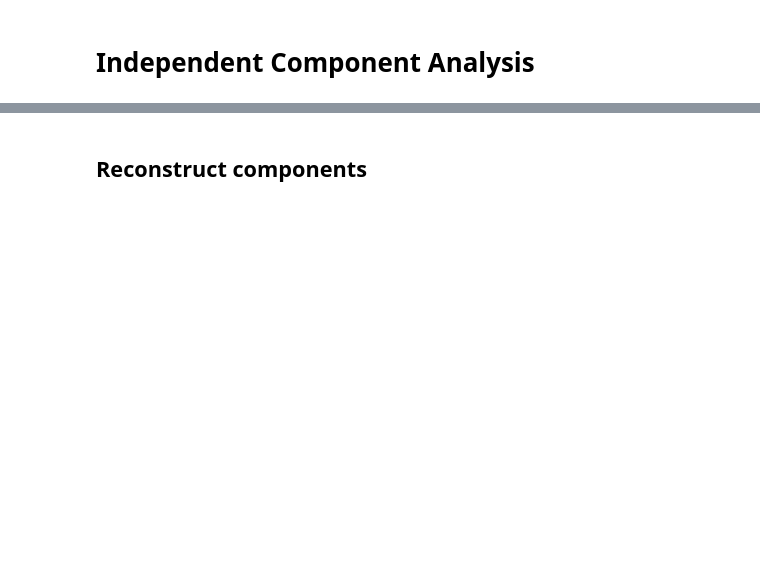
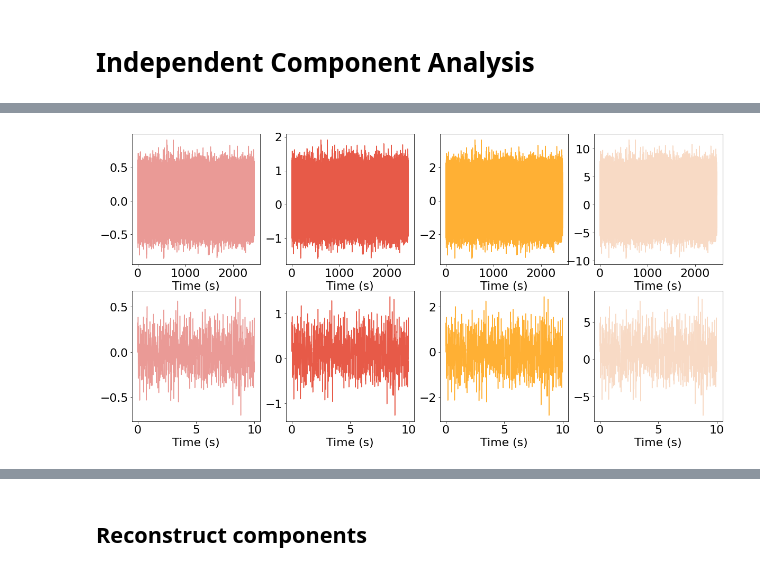
Before and after one commit to mfmachado/adar, a Jupyter notebook: notebooks/ICA.ipynb, the cells around one changed output, grey strips where cells are left out. Saved outputs shown, nothing was run; the diff lists cells and outputs as text; code cells hidden in the pictures; blank space fills up the shorter version.

```diff
--- a/notebooks/ICA.ipynb
+++ b/notebooks/ICA.ipynb
@@ -44,0 +48,13 @@ mixing_matrix = np.asarray([[0.002, 0.1, 0.01, 0.9],
+# %%
+#@title
+
+data = np.matmul(df_signals.values, mixing_matrix)
+
+f, ax = plt.subplots(2, data.shape[1], figsize=(20, 10))
+for i, component in enumerate(data.T):
+    ax[0, i].plot(times, component, color=colors[i])
+    ax[1, i].plot(times[:1000], component[:1000], color=colors[i])
+    ax[0, i].set_xlabel("Time (s)")
+    ax[1, i].set_xlabel("Time (s)")
+# %% [output]
+[figure, added]
```
Also changed, not shown: parts of 11 cells of this notebook, 1 other file.
